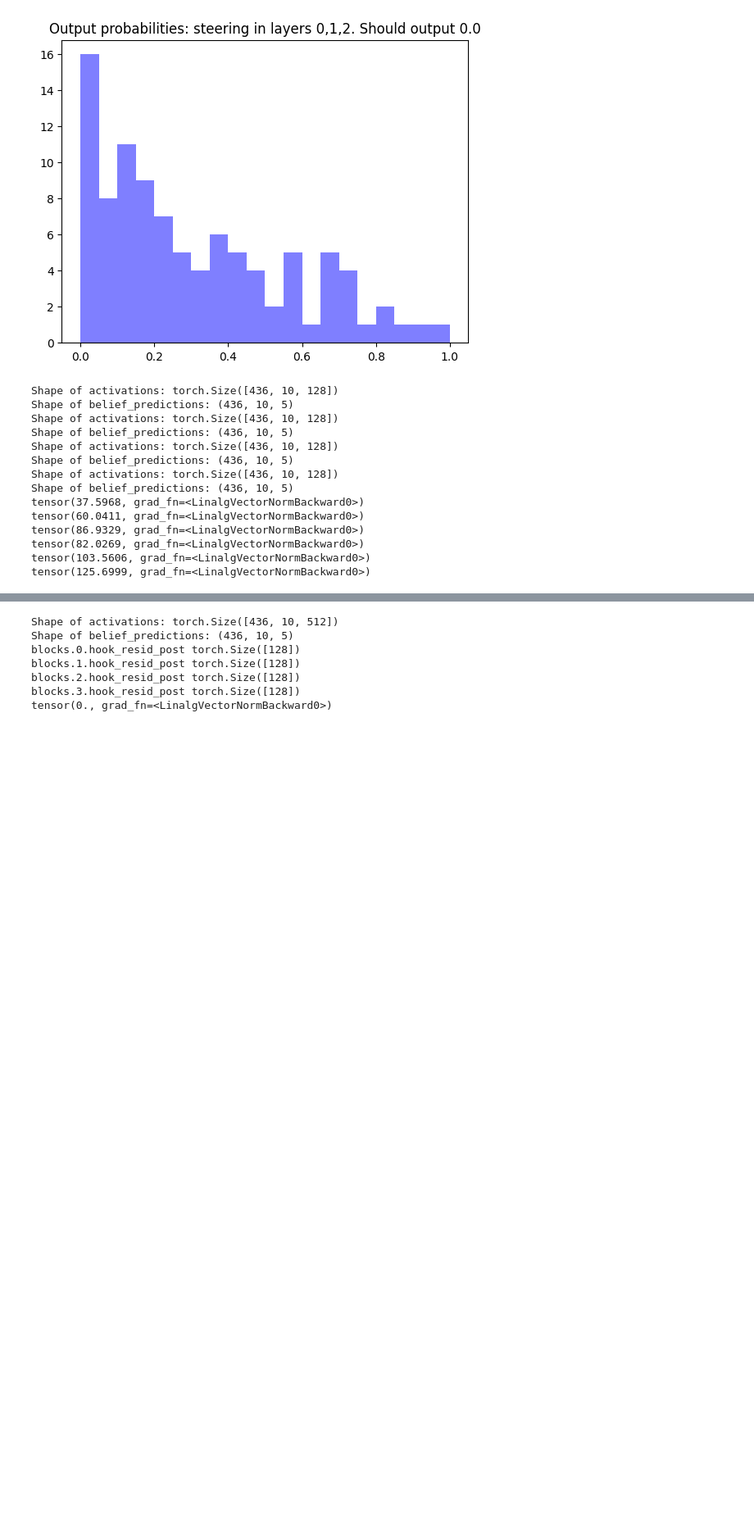
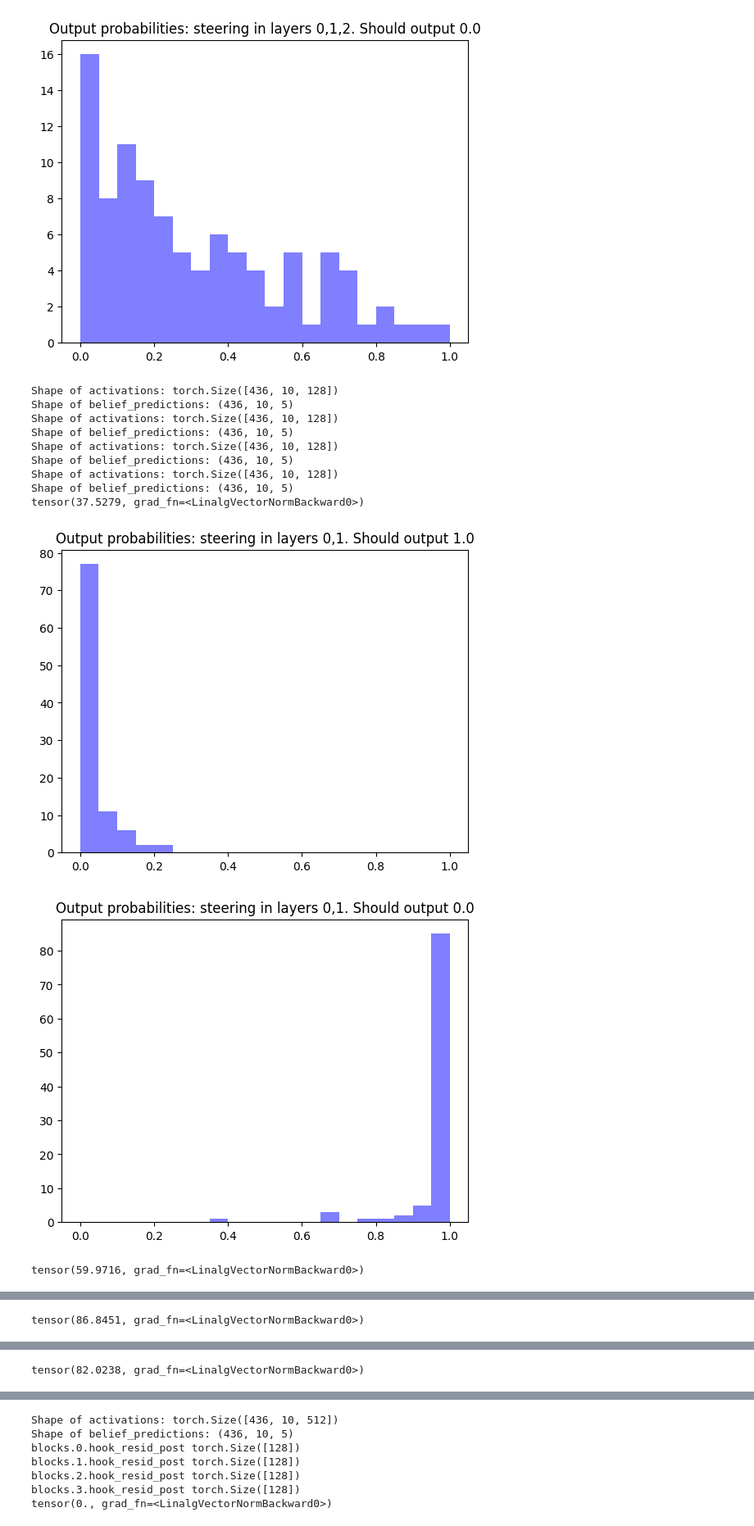
Before and after one commit to adamimos/epsilon-transformers, a Jupyter notebook: examples/steering_rrxor_projection.ipynb, the cells around one changed output, grey strips where cells are left out. Shown at 82% size. Cells and saved outputs as stored; diff of their text form; code cells hidden in the pictures; blank space fills up the shorter version.

```diff
--- a/examples/steering_rrxor_projection.ipynb
+++ b/examples/steering_rrxor_projection.ipynb
@@ -30,6 +30,3 @@ print(f"Last checkpoint: {checkpoints[-1]}")
 # %% [output]
 Checkpoints found: 32
 Last checkpoint: 496016000
-# %%
-train_config = persister.load_training_config()
-print("\n".join(f"{k}: {v}" for k, v in train_config.items()))
@@ -1195,36 +819,35 @@ F_state =torch.Tensor([0,0,0,0,1])
 T_state =torch.Tensor([0,0,0,1,0])
 
 steering_dict_single_seperate_regressions ={}
 
 for key in activations.keys():
     new_steering_dicts =[]
 
     acts = torch.concatenate([v for k, v in activations.items() if k == key], dim=-1) #if k == 'blocks.3.hook_resid_post'
     print(f"Shape of activations: {acts.shape}")
     regression, belief_predictions = run_activation_to_beliefs_regression(acts, transformer_input_beliefs)
     print(f"Shape of belief_predictions: {belief_predictions.shape}")
     displacement =  T_state- F_state
     inverse =np.linalg.pinv(regression.coef_)
 
     new_steering_vector =torch.Tensor(inverse @ displacement.numpy())
     steering_dict_single_seperate_regressions[key] = new_steering_vector
 
 leave_two_out = [{k:v for k,v in steering_dict_single_seperate_regressions.items() if k in combination} for combination in combinations(steering_dict_single_seperate_regressions, 2)]
 
 for steering_dict_single_seperate_regressions in leave_two_out:
     steer_and_analyse_transformer(model, steering_dict_single_seperate_regressions, transformer_inputs, transformer_input_belief_indices, mult=1, save=True, path='./results/')
+    steer_and_analyse_transformer_hist(model, steering_dict_single_seperate_regressions, transformer_inputs, transformer_input_belief_indices, mult=1, save=True, path='./results/')
 # %% [output]
 Shape of activations: torch.Size([436, 10, 128])
 Shape of belief_predictions: (436, 10, 5)
 Shape of activations: torch.Size([436, 10, 128])
 Shape of belief_predictions: (436, 10, 5)
 Shape of activations: torch.Size([436, 10, 128])
 Shape of belief_predictions: (436, 10, 5)
 Shape of activations: torch.Size([436, 10, 128])
 Shape of belief_predictions: (436, 10, 5)
-tensor(37.5968, grad_fn=<LinalgVectorNormBackward0>)
-tensor(60.0411, grad_fn=<LinalgVectorNormBackward0>)
-tensor(86.9329, grad_fn=<LinalgVectorNormBackward0>)
-tensor(82.0269, grad_fn=<LinalgVectorNormBackward0>)
-tensor(103.5606, grad_fn=<LinalgVectorNormBackward0>)
-tensor(125.6999, grad_fn=<LinalgVectorNormBackward0>)
+tensor(37.5279, grad_fn=<LinalgVectorNormBackward0>)
+[figure, added]
+[figure, added]
+tensor(59.9716, grad_fn=<LinalgVectorNormBackward0>)
@@ -1230,0 +856 @@ tensor(125.6999, grad_fn=<LinalgVectorNormBackward0>)
+tensor(86.8451, grad_fn=<LinalgVectorNormBackward0>)
@@ -1230,0 +859 @@ tensor(125.6999, grad_fn=<LinalgVectorNormBackward0>)
+tensor(82.0238, grad_fn=<LinalgVectorNormBackward0>)
```
Also changed, not shown: parts of 33 cells of this notebook.
